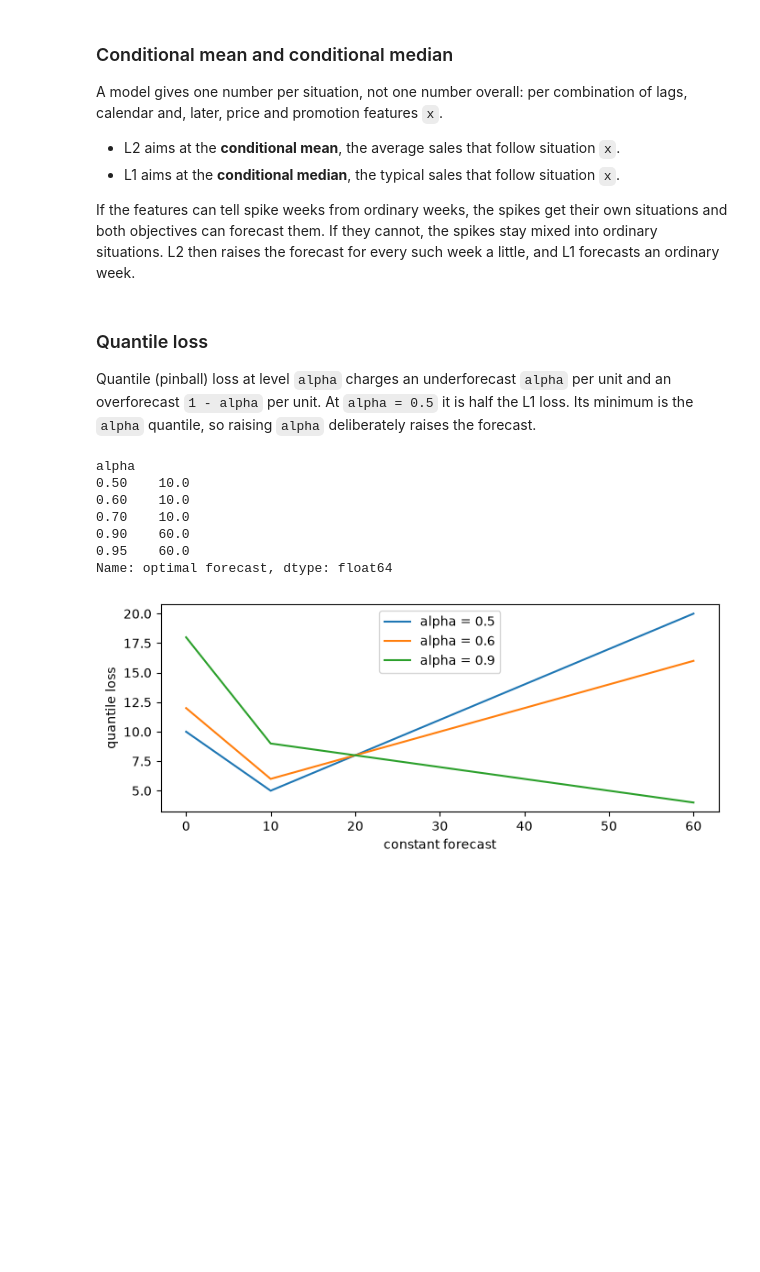
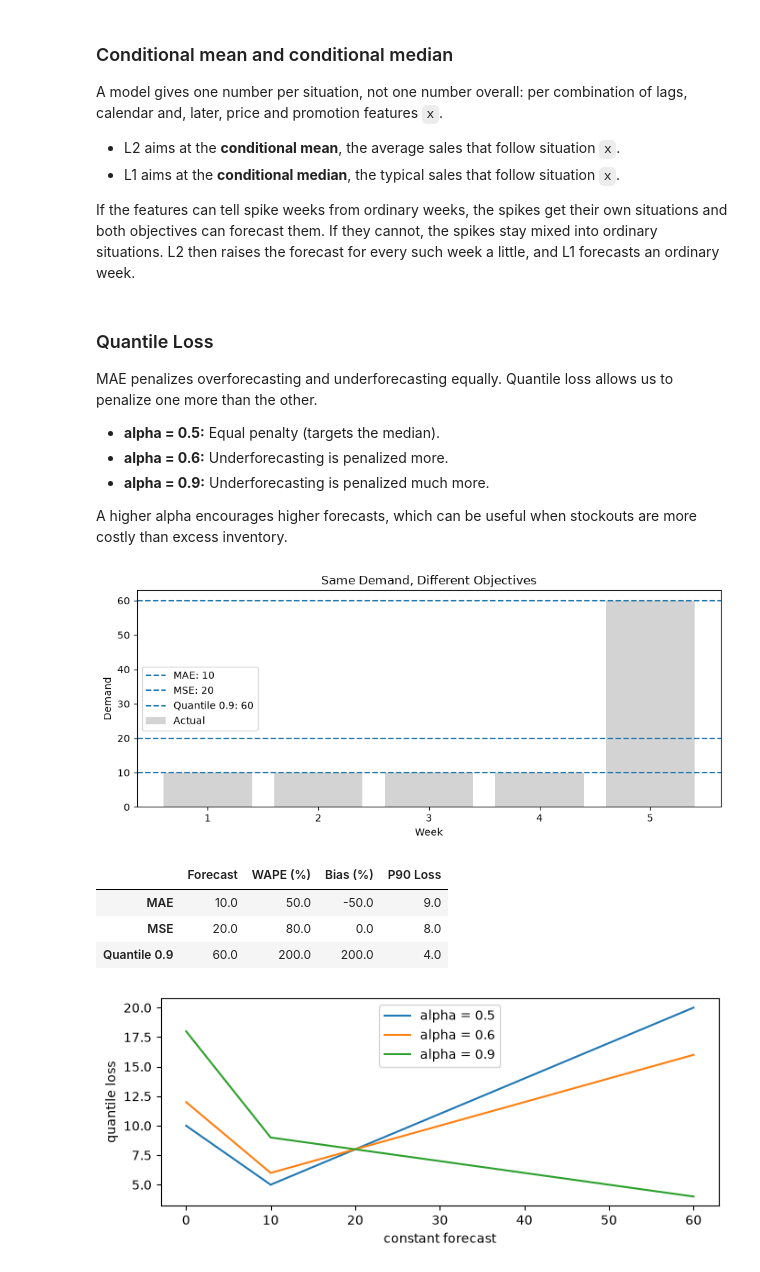
Before and after one commit to tackes/time-series-forecasting-bootcamp, a Jupyter notebook: day1_ml/06_objectives.ipynb, the cells around one changed output. Saved outputs shown, nothing was run; the diff lists cells and outputs as text; code cells hidden in the pictures; blank space fills up the shorter version.

```diff
--- a/day1_ml/06_objectives.ipynb
+++ b/day1_ml/06_objectives.ipynb
@@ -127,25 +130,56 @@ A model gives one number per situation, not one number overall: per combination
 
 If the features can tell spike weeks from ordinary weeks, the spikes get their own situations and both objectives can forecast them. If they cannot, the spikes stay mixed into ordinary situations. L2 then raises the forecast for every such week a little, and L1 forecasts an ordinary week.
 # %% [markdown]
-### Quantile loss
+### Quantile Loss
 
-Quantile (pinball) loss at level `alpha` charges an underforecast `alpha` per unit and an overforecast `1 - alpha` per unit. At `alpha = 0.5` it is half the L1 loss. Its minimum is the `alpha` quantile, so raising `alpha` deliberately raises the forecast.
+MAE penalizes overforecasting and underforecasting equally.
+Quantile loss allows us to penalize one more than the other.
+
+- **alpha = 0.5:** Equal penalty (targets the median).
+- **alpha = 0.6:** Underforecasting is penalized more.
+- **alpha = 0.9:** Underforecasting is penalized much more.
+
+A higher alpha encourages higher forecasts, which can be
+useful when stockouts are more costly than excess inventory.
-# %%
-def pinball(y, f, alpha):
-    return np.mean(np.maximum(alpha * (y - f), (alpha - 1) * (y - f)))
-
-
-grid = np.linspace(0, 60, 601)
-alphas = [0.5, 0.6, 0.7, 0.9, 0.95]
-pd.Series({alpha: grid[np.argmin([pinball(y, f, alpha) for f in grid])] for alpha in alphas}, name="optimal forecast").rename_axis("alpha")
-# %% [output]
-alpha
-0.50    10.0
-0.60    10.0
-0.70    10.0
-0.90    60.0
-0.95    60.0
-Name: optimal forecast, dtype: float64
+# %%
+forecasts = {
+    "MAE": np.median(y),
+    "MSE": np.mean(y),
+    "Quantile 0.9": grid[np.argmin(
+        [pinball(y, f, 0.9) for f in grid]
+    )]
+}
+
+plt.figure(figsize=(9, 4))
+plt.bar(range(1, len(y) + 1), y,
+        color="lightgrey", label="Actual")
+
+for name, f in forecasts.items():
+    plt.axhline(f, linestyle="--", label=f"{name}: {f:.0f}")
+
+plt.xlabel("Week")
+plt.ylabel("Demand")
+plt.title("Same Demand, Different Objectives")
+plt.legend()
+plt.tight_layout()
+plt.show()
+# %% [output]
+[figure, added]
+# %%
+pd.DataFrame({
+    name: {
+        "Forecast": f,
+        "WAPE (%)": 100 * np.abs(y - f).sum() / y.sum(),
+        "Bias (%)": 100 * (f - y).sum() / y.sum(),
+        "P90 Loss": pinball(y, f, 0.9)
+    }
+    for name, f in forecasts.items()
+}).T.round(2)
+# %% [output]
+|  | Forecast | WAPE (%) | Bias (%) | P90 Loss |
+| MAE | 10.0 | 50.0 | -50.0 | 9.0 |
+| MSE | 20.0 | 80.0 | 0.0 | 8.0 |
+| Quantile 0.9 | 60.0 | 200.0 | 200.0 | 4.0 |
 # %%
 fig, ax = plt.subplots(figsize=(7, 3))
 for alpha in [0.5, 0.6, 0.9]:
```
Also changed, not shown: parts of 16 cells of this notebook, 3 other files.
